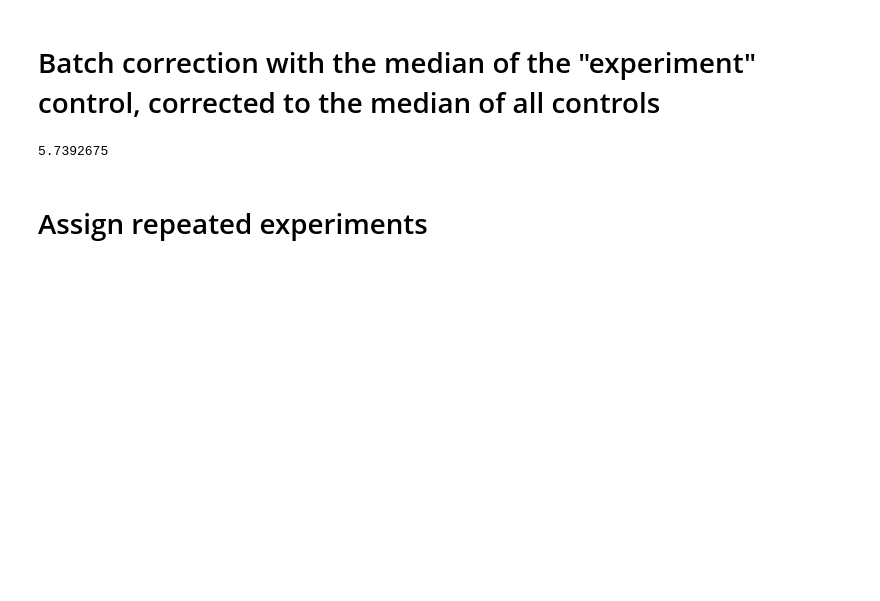
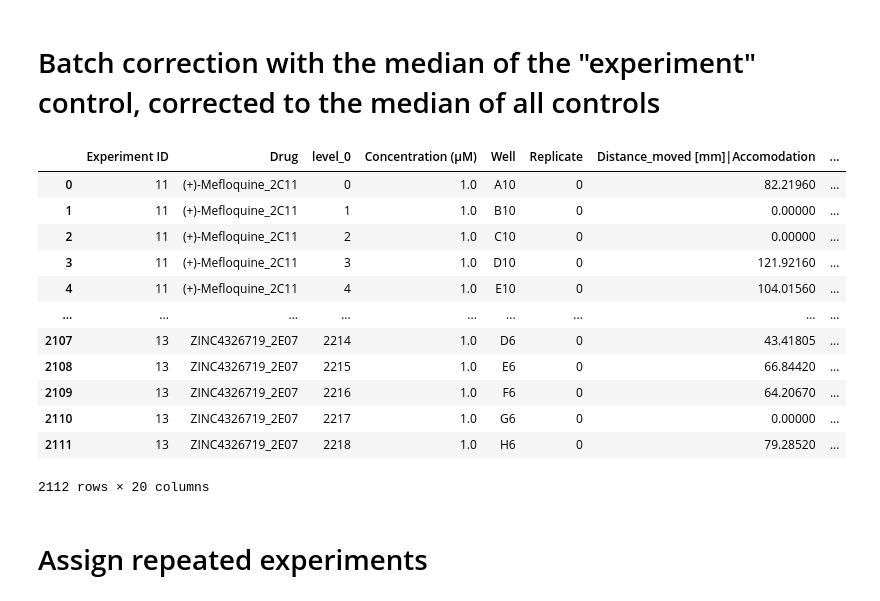
Before and after one commit to marwa6611/CoVasc_DrugScreen, a Jupyter notebook: CoVasc_Data_Analysis.ipynb, the cells around one changed output. Saved outputs shown, nothing was run; the diff lists cells and outputs as text; code cells hidden in the pictures; blank space fills up the shorter version.

```diff
--- a/CoVasc_Data_Analysis.ipynb
+++ b/CoVasc_Data_Analysis.ipynb
@@ -358,9 +358,21 @@ df_standardized2 = ana.standardize_globalMedian(df_dv ,collist2, "Control", ["Co
 df_standardized2 = df_standardized2[(df_standardized2["Concentration (µM)"]==1.0) | (df_standardized2["Drug"] == "Apilimod_1B03")| (df_standardized2["Drug"] == "Ivermectin_1F05")| (df_standardized2["Drug"] == "Niclosamide_1A02")]
 df_standardized2 = df_standardized2[~((df_standardized2["Concentration (µM)"]==1.0) & (df_standardized2["Drug"] == "Apilimod_1B03"))]
 # %%
-df_standardized2["Velocity [mm/s]|Dark"].max()
+df_standardized2
 # %% [output]
+|  | Experiment ID | Drug | level_0 | Concentration (µM) | Well | Replicate | Distance_moved [mm]|Accomodation | ... |
+| 0 | 11 | (+)-Mefloquine_2C11 | 0 | 1.0 | A10 | 0 | 82.21960 | ... |
+| 1 | 11 | (+)-Mefloquine_2C11 | 1 | 1.0 | B10 | 0 | 0.00000 | ... |
+| 2 | 11 | (+)-Mefloquine_2C11 | 2 | 1.0 | C10 | 0 | 0.00000 | ... |
+| 3 | 11 | (+)-Mefloquine_2C11 | 3 | 1.0 | D10 | 0 | 121.92160 | ... |
+| 4 | 11 | (+)-Mefloquine_2C11 | 4 | 1.0 | E10 | 0 | 104.01560 | ... |
+| ... | ... | ... | ... | ... | ... | ... | ... | ... |
+| 2107 | 13 | ZINC4326719_2E07 | 2214 | 1.0 | D6 | 0 | 43.41805 | ... |
+| 2108 | 13 | ZINC4326719_2E07 | 2215 | 1.0 | E6 | 0 | 66.84420 | ... |
+| 2109 | 13 | ZINC4326719_2E07 | 2216 | 1.0 | F6 | 0 | 64.20670 | ... |
+| 2110 | 13 | ZINC4326719_2E07 | 2217 | 1.0 | G6 | 0 | 0.00000 | ... |
+| 2111 | 13 | ZINC4326719_2E07 | 2218 | 1.0 | H6 | 0 | 79.28520 | ... |
-5.7392675
+2112 rows × 20 columns
 # %% [markdown]
 # Assign repeated experiments
 # %%
```
Also changed, not shown: parts of 6 cells of this notebook, 6 other files.
